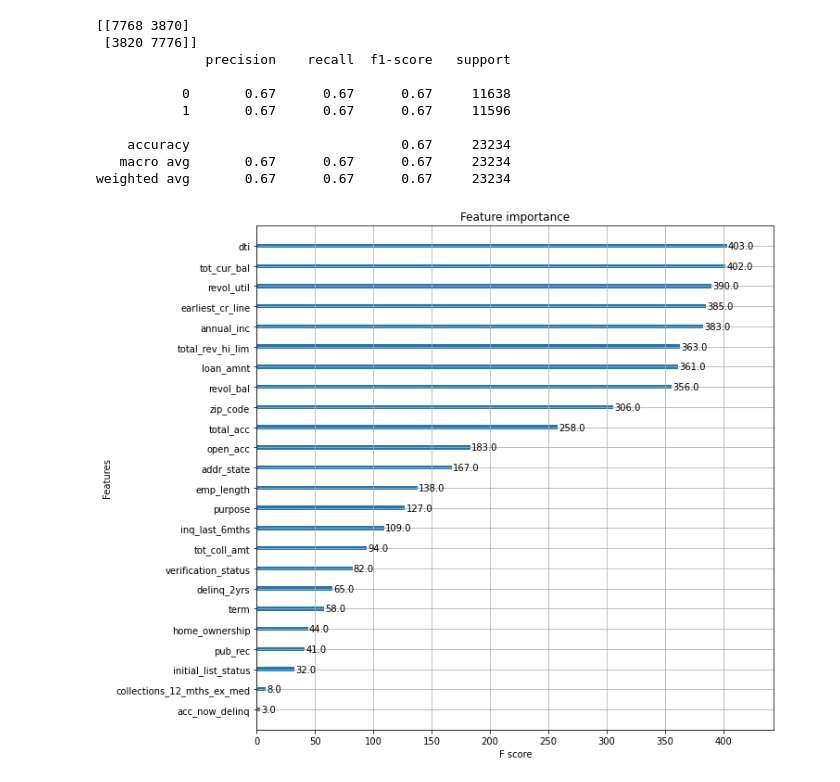
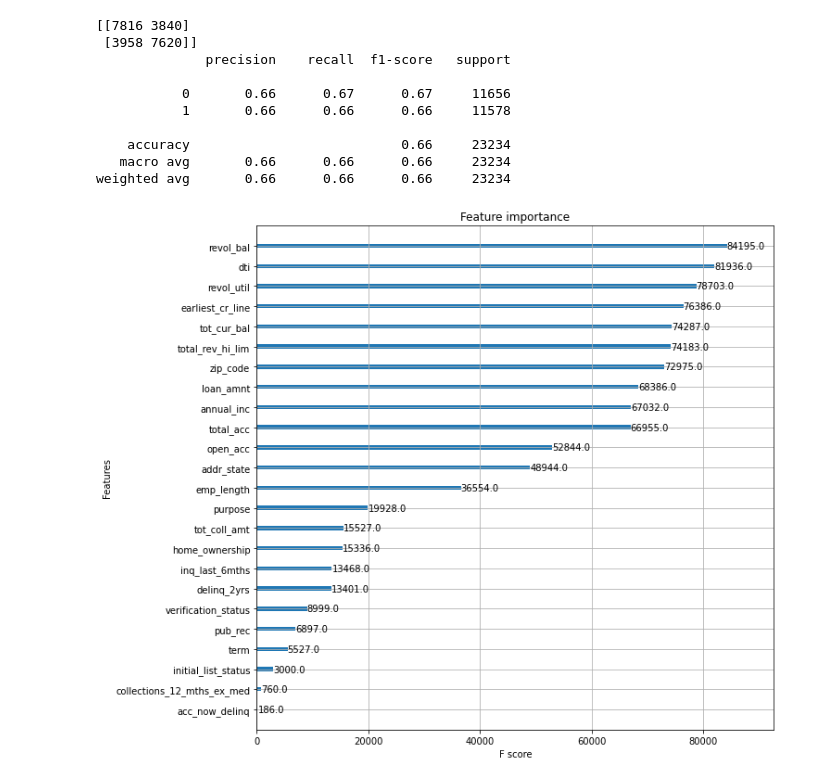
Before and after one commit to morismoysis1414/XYZ-Corp, a Jupyter notebook: model2.ipynb, the cells around one changed output. Drawn from its saved outputs; the diff is of its cells as text; code cells hidden in the pictures.

```diff
--- a/model2.ipynb
+++ b/model2.ipynb
@@ -47,7 +43,8 @@ out=['initial_list_status','last_pymnt_amnt','total_pymnt','total_rec_int','int_
 features=financial_data+loan_data+emp_data+date_data
 #out_old=['last_pymnt_d','last_credit_pull_d','initial_list_status','recoveries','collection_recovery_fee','last_pymnt_amnt','total_pymnt','total_rec_int','int_rate','out_prncp',total_rec_late_fee','default_ind']
 # %%
-def get_model_class(data_file='wrang_xyz_data.csv',split='date',model_type='xgb'):
+#Default_ind
+def get_model_class(data_file='wrang_xyz_data.csv',split='date',model_type='xgb',hyper_tune='no'):
     #Random splitting
     df = pd.read_csv('data/'+data_file,usecols=features+pred_data)
 
@@ -67,44 +64,68 @@ def get_model_class(data_file='wrang_xyz_data.csv',split='date',model_type='xgb'
         X_train=X[X['issue_d']<=20150501].drop('issue_d',axis=1)
         X_test=X[X['issue_d']>20150501].drop('issue_d',axis=1)
 
         y_train=y[y['issue_d']<=20150501]['default_ind']
         y_test=y[y['issue_d']>20150501]['default_ind']
 
         undersample = RandomUnderSampler(sampling_strategy='majority')
         X_train,y_train = undersample.fit_resample(X_train, y_train)
         X_test,y_test = undersample.fit_resample(X_test, y_test)
 
     if model_type=='xgb':
-        model_class = xgb.XGBClassifier(use_label_encoder=False,eval_metric='logloss')
-        model_class.fit(X_train,np.ravel(y_train))
-        fig, ax = plt.subplots(figsize=(10,10))
-        xgb.plot_importance(model_class,importance_type='weight', ax=ax)
+
+        if hyper_tune=='random':
+
+
+            params = { 'max_depth': [3, 5, 6, 10, 15, 20],
+            'learning_rate': [0.01, 0.1, 0.2, 0.3],
+            'subsample': np.arange(0.5, 1.0, 0.1),
+            'colsample_bytree': np.arange(0.4, 1.0, 0.1),
+            'colsample_bylevel': np.arange(0.4, 1.0, 0.1),
+            'n_estimators': [100, 500, 1000]}
+
+            model_class = xgb.XGBClassifier(use_label_encoder=False,eval_metric='logloss')
+
+            model_class = RandomizedSearchCV(estimator=model_class,
+                            param_distributions=params,
+                            scoring='accuracy',
+                            n_iter=25,
+                            verbose=1)
+            model_class.fit(X_train,np.ravel(y_train))
+            print("Best parameters:", model_class.best_params_)
+            print("Highest Accuracy: ", (model_class.best_score_))
+
+        else:
+
+            model_class = xgb.XGBClassifier(use_label_encoder=False,eval_metric='logloss',subsample= 0.7999999999999999, n_estimators= 500, max_depth= 15, learning_rate= 0.01, colsample_bytree= 0.5, colsample_bylevel= 0.4)
+            model_class.fit(X_train,np.ravel(y_train))
+            fig, ax = plt.subplots(figsize=(10,10))
+            xgb.plot_importance(model_class,importance_type='weight', ax=ax)
 
     elif model_type=='lg_reg':
         model_class=LogisticRegression(max_iter=10*6)
         model_class.fit(X_train,np.ravel(y_train))
 
     else:
         model_class = RandomForestClassifier()
         model_class.fit(X_train,np.ravel(y_train))
 
     y_class_pred = model_class.predict(X_test)
     print(confusion_matrix(y_test, y_class_pred))
     print(classification_report(y_test, y_class_pred))
 
     return model_class
 
-model_class=get_model_class(split='random',model_type='xgb')
+model_class=get_model_class(split='random',model_type='xgb',hyper_tune='no')
 # %% [output]
-[[7768 3870]
- [3820 7776]]
+[[7816 3840]
+ [3958 7620]]
               precision    recall  f1-score   support
 
-           0       0.67      0.67      0.67     11638
-           1       0.67      0.67      0.67     11596
+           0       0.66      0.67      0.67     11656
+           1       0.66      0.66      0.66     11578
 
-    accuracy                           0.67     23234
-   macro avg       0.67      0.67      0.67     23234
-weighted avg       0.67      0.67      0.67     23234
+    accuracy                           0.66     23234
+   macro avg       0.66      0.66      0.66     23234
+weighted avg       0.66      0.66      0.66     23234
-[figure, old version]
+[figure, new version]
 # %%
```
Also changed, not shown: parts of 5 cells of this notebook, 5 other files.
